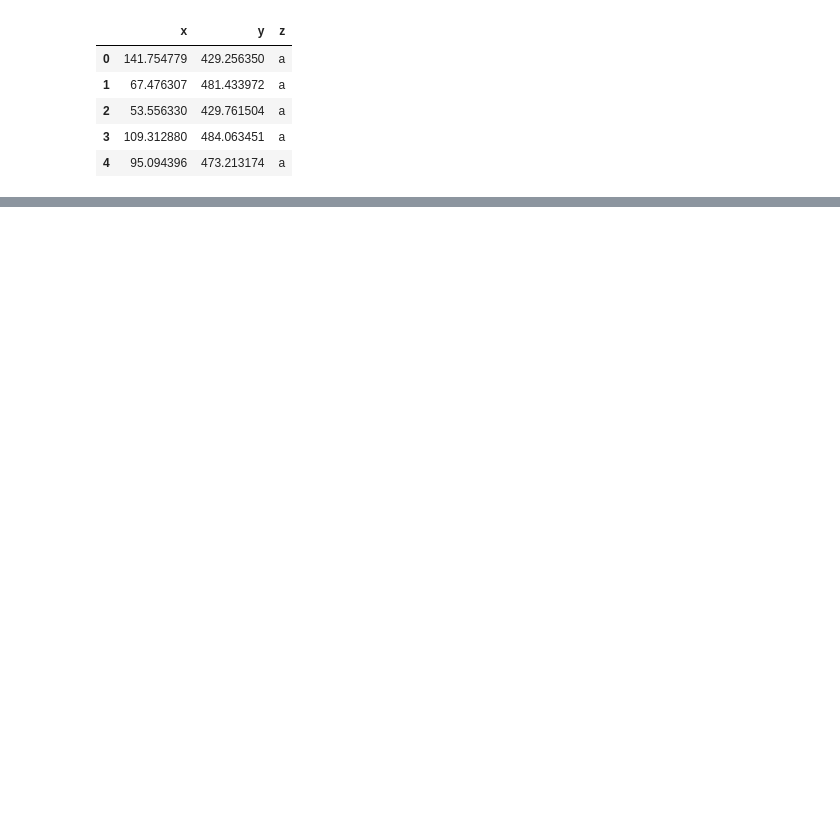
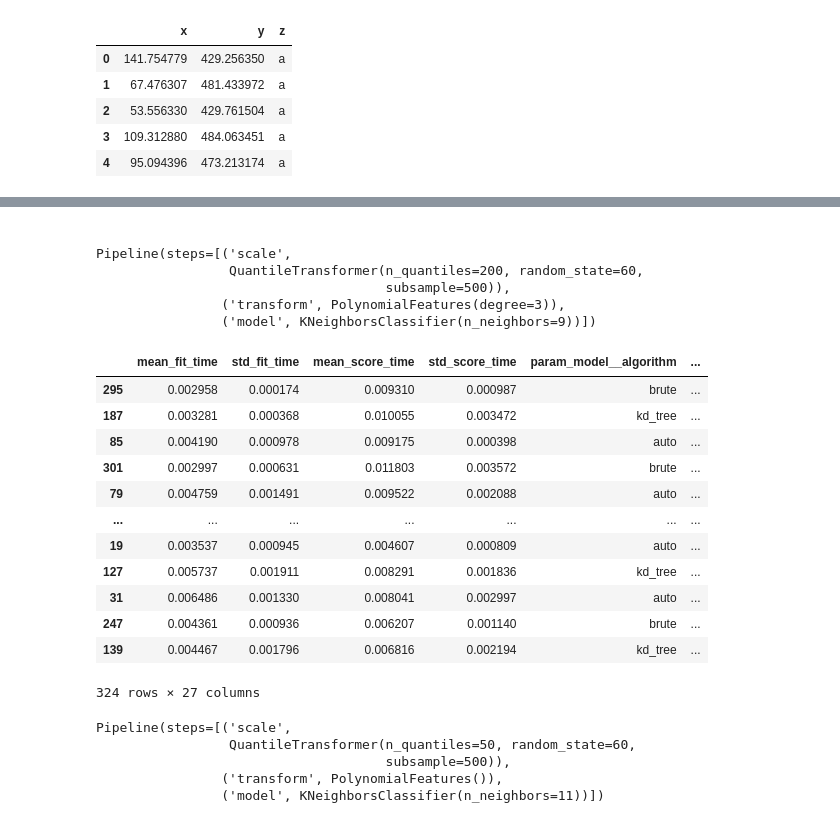
Before and after one commit to NikkiShah93/Python, a Jupyter notebook: MLProjects/SupervisedLearning/Classification.ipynb, the cells around one changed output, grey strips where cells are left out. Saved outputs shown, nothing was run; the diff lists cells and outputs as text; code cells hidden in the pictures; blank space fills up the shorter version.

```diff
--- a/MLProjects/SupervisedLearning/Classification.ipynb
+++ b/MLProjects/SupervisedLearning/Classification.ipynb
@@ -67,5 +90,66 @@ pipe.get_params()
  'model__n_neighbors': 5,
  'model__p': 2,
  'model__weights': 'uniform'}
+# %% [markdown]
+<a id='cv'></a>
 # %%
 ## moving to the cross-validation
+grid_param = {
+    'scale__n_quantiles':[100, 200, 300],
+    'scale__subsample': [500, 700, 1000],
+    'transform__degree':[2, 3],
+    'model__algorithm':['auto', 'kd_tree', 'brute'],
+    'model__n_neighbors':[5, 7, 9],
+    'model__weights':['uniform', 'distance']
+}
+cv_model = GridSearchCV(estimator=pipe,
+                       param_grid=grid_param,
+                       cv=5, scoring={'precision':make_scorer(precision_score), 'recall':make_scorer(recall_score)},
+                       refit='precision')
+cv_model.fit(X_train, y_train)
+cv_model.best_estimator_
+# %% [output]
+Pipeline(steps=[('scale',
+                 QuantileTransformer(n_quantiles=200, random_state=60,
+                                     subsample=500)),
+                ('transform', PolynomialFeatures(degree=3)),
+                ('model', KNeighborsClassifier(n_neighbors=9))])
+# %%
+pd.DataFrame(cv_model.cv_results_).sort_values('rank_test_precision')
+# %% [output]
+|  | mean_fit_time | std_fit_time | mean_score_time | std_score_time | param_model__algorithm | ... |
+| 295 | 0.002958 | 0.000174 | 0.009310 | 0.000987 | brute | ... |
+| 187 | 0.003281 | 0.000368 | 0.010055 | 0.003472 | kd_tree | ... |
+| 85 | 0.004190 | 0.000978 | 0.009175 | 0.000398 | auto | ... |
+| 301 | 0.002997 | 0.000631 | 0.011803 | 0.003572 | brute | ... |
+| 79 | 0.004759 | 0.001491 | 0.009522 | 0.002088 | auto | ... |
+| ... | ... | ... | ... | ... | ... | ... |
+| 19 | 0.003537 | 0.000945 | 0.004607 | 0.000809 | auto | ... |
+| 127 | 0.005737 | 0.001911 | 0.008291 | 0.001836 | kd_tree | ... |
+| 31 | 0.006486 | 0.001330 | 0.008041 | 0.002997 | auto | ... |
+| 247 | 0.004361 | 0.000936 | 0.006207 | 0.001140 | brute | ... |
+| 139 | 0.004467 | 0.001796 | 0.006816 | 0.002194 | kd_tree | ... |
+324 rows × 27 columns
+# %%
+## the second try
+## moving to the cross-validation
+grid_param_2 = {
+    'scale__n_quantiles':[50, 70, 100],
+    'scale__subsample': [100, 300, 500],
+    'transform__degree':[2],
+    'model__algorithm':['auto'],
+    'model__n_neighbors':[9, 11, 15],
+    'model__weights':['uniform']
+}
+cv_model_2 = GridSearchCV(estimator=pipe,
+                       param_grid=grid_param_2,
+                       cv=5, scoring={'precision':make_scorer(precision_score), 'recall':make_scorer(recall_score)},
+                       refit='precision')
+cv_model_2.fit(X_train, y_train)
+cv_model_2.best_estimator_
+# %% [output]
+Pipeline(steps=[('scale',
+                 QuantileTransformer(n_quantiles=50, random_state=60,
+                                     subsample=500)),
+                ('transform', PolynomialFeatures()),
+                ('model', KNeighborsClassifier(n_neighbors=11))])
```
Also changed, not shown: parts of 13 cells of this notebook.
